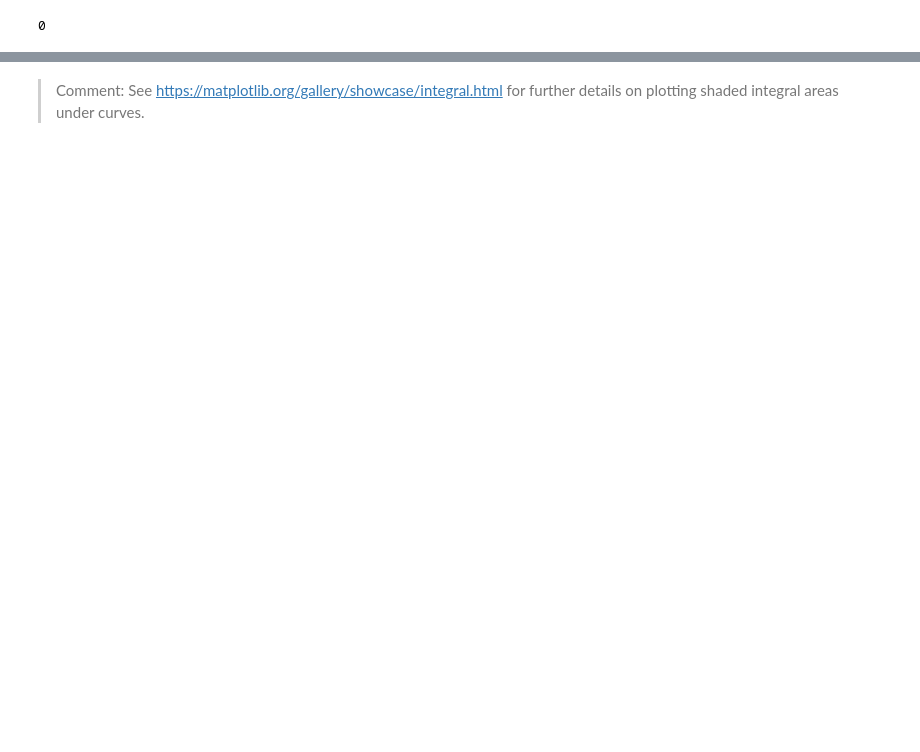
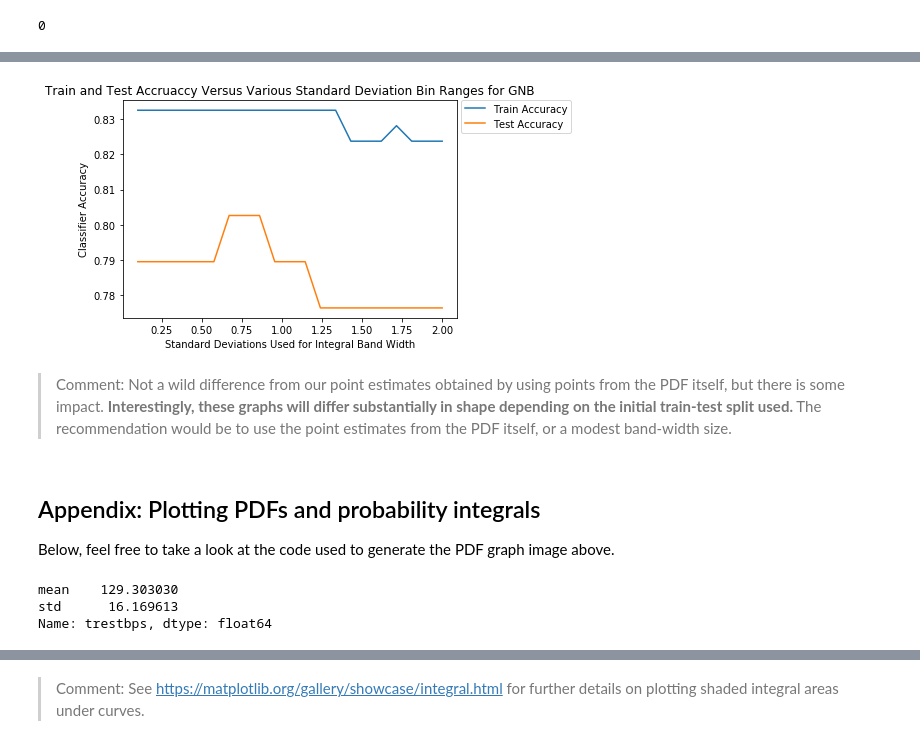
Before and after one commit to learn-co-curriculum/dsc-gaussian-naive-bayes-lab, a Jupyter notebook: index.ipynb, the cells around one changed output, grey strips where cells are left out. Drawn from its saved outputs; the diff is of its cells as text; code cells hidden in the pictures; blank space fills up the shorter version.

```diff
--- a/index.ipynb
+++ b/index.ipynb
@@ -277,0 +189,20 @@ Name: trestbps, dtype: float64
+# %%
+# __SOLUTION__
+def p_band_x_given_class(obs_row, feature, c, range_width_std):
+    """obs_row is the observation in question
+    feature is the feature of the observation row for which you are calculating a conditional probability
+    c is the class flag for the conditional probability
+    range_width_std is the range in standard deviations of the feature variable to calculate the integral under the PDF curve for"""
+
+    mu = aggs[feature]['mean'][c]
+    std = aggs[feature]['std'][c]
+
+    # observation
+    obs = obs_row[feature]
+    interval_min = obs - range_width_std*std/2
+    interval_max = obs + range_width_std*std/2
+
+    cdf_min = stats.norm.cdf(interval_min, loc=mu, scale=std)
+    cdf_max = stats.norm.cdf(interval_max, loc=mu, scale=std)
+    p_x_given_y = cdf_max - cdf_min
+    return p_x_given_y
@@ -277,0 +239,34 @@ Name: trestbps, dtype: float64
+# %%
+# __SOLUTION__
+# Your code here
+import matplotlib.pyplot as plt
+%matplotlib inline
+train_accs = []
+test_accs = []
+range_stds = np.linspace(0.1, 2, num=21)
+for range_std in range_stds:
+    y_hat_train = [predict_class(X_train.iloc[idx], range_width_std=range_std) for idx in range(len(X_train))]
+    y_hat_test = [predict_class(X_test.iloc[idx], range_width_std=range_std) for idx in range(len(X_test))]
+
+    residuals_train = y_hat_train == y_train
+    acc_train = residuals_train.sum()/len(residuals_train)
+
+    residuals_test = y_hat_test == y_test
+    acc_test = residuals_test.sum()/len(residuals_test)
+
+    train_accs.append(acc_train)
+    test_accs.append(acc_test)
+plt.plot(range_stds, train_accs, label='Train Accuracy')
+plt.plot(range_stds, test_accs, label='Test Accuracy')
+plt.title('Train and Test Accruaccy Versus Various Standard Deviation Bin Ranges for GNB')
+plt.ylabel('Classifier Accuracy')
+plt.xlabel('Standard Deviations Used for Integral Band Width')
+plt.legend(loc=(1.01,.85));
+# %% [output]
+[figure, added]
+# %% [markdown]
+> Comment: Not a wild difference from our point estimates obtained by using points from the PDF itself, but there is some impact. **Interestingly, these graphs will differ substantially in shape depending on the initial train-test split used.** The recommendation would be to use the point estimates from the PDF itself, or a modest band-width size.
+# %% [markdown]
+## Appendix: Plotting PDFs and probability integrals
+
+Below, feel free to take a look at the code used to generate the PDF graph image above.
@@ -278,3 +277,12 @@ Name: trestbps, dtype: float64
+# %%
+# __SOLUTION__
+temp = df[df['target'] == 1]['trestbps']
+aggs = temp.agg(['mean', 'std'])
+aggs
+# %% [output]
+mean    129.303030
+std      16.169613
+Name: trestbps, dtype: float64
 # %%
 import numpy as np
 import matplotlib.pyplot as plt
```
Also changed, not shown: parts of 76 cells of this notebook.
